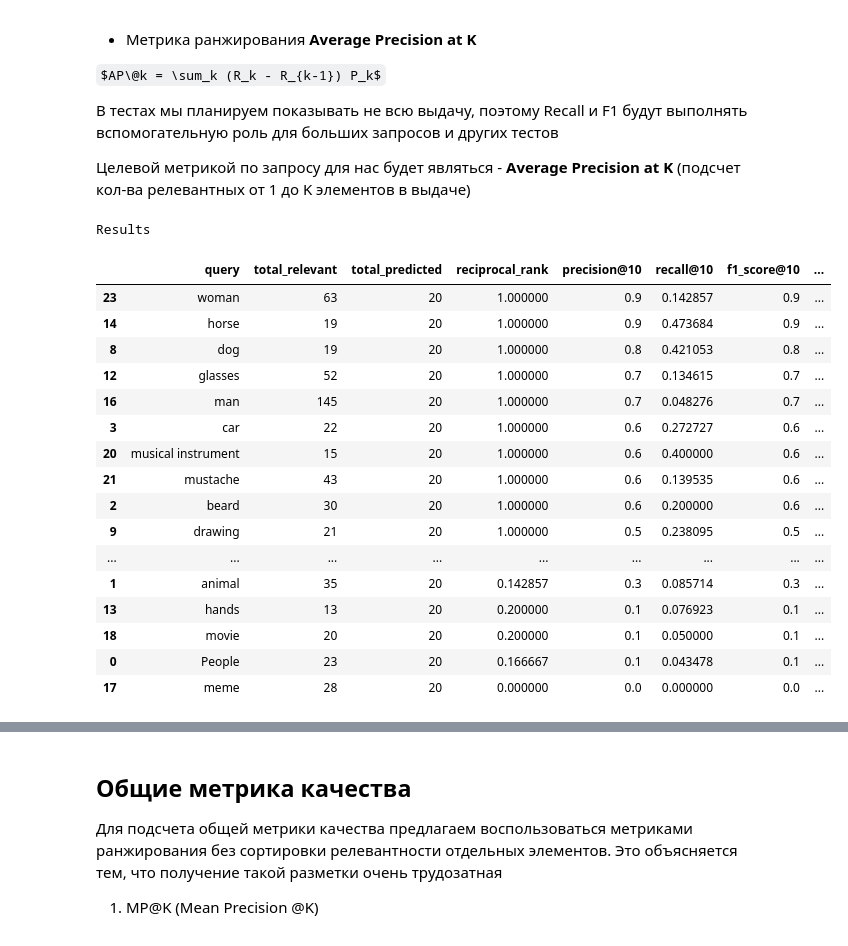
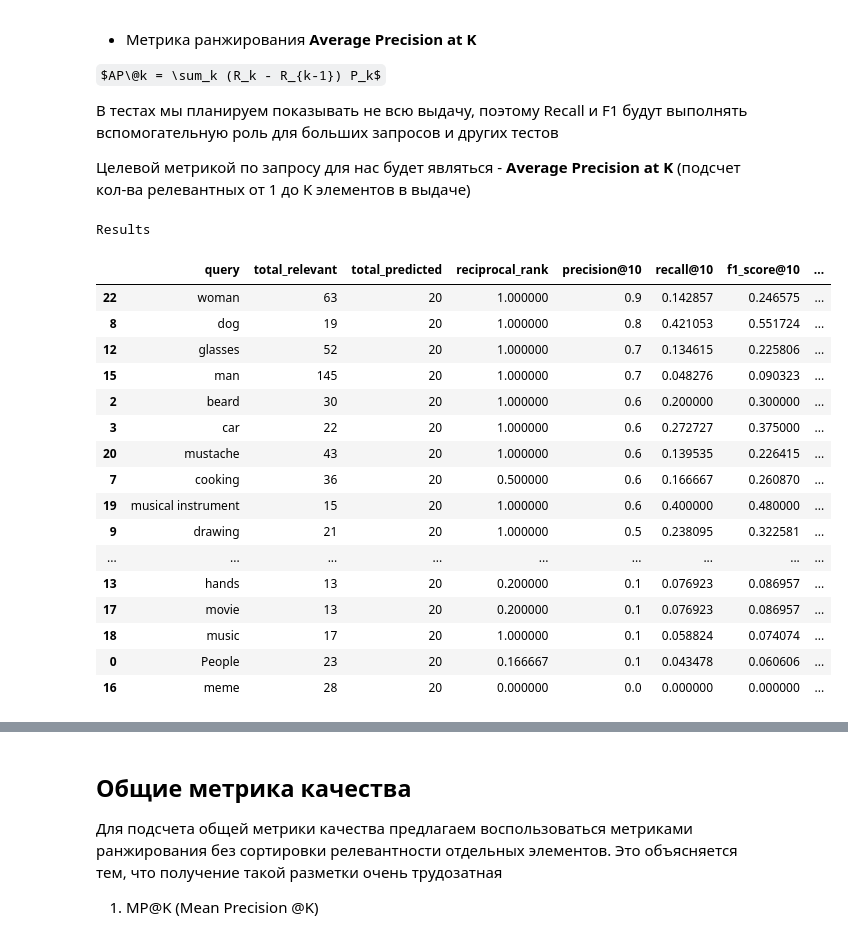
Before and after one commit to Tricar5/vector-search-hse, a Jupyter notebook: baseline/001.baseline.ipynb, the cells around one changed output, grey strips where cells are left out. Saved outputs shown, nothing was run; the diff lists cells and outputs as text; code cells hidden in the pictures; some formulas as TeX source.

Commit message:
some fixe with metrics

```diff
--- a/baseline/001.baseline.ipynb
+++ b/baseline/001.baseline.ipynb
@@ -32,13 +27,13 @@ os.getcwd()
 # %%
 import pickle
 
-with open('index.pkl', 'rb') as handle:
+with open('data/index.pkl', 'rb') as handle:
     index = pickle.load(handle)
 
-with open('metadata.pkl', 'rb') as handle:
+with open('data/metadata.pkl', 'rb') as handle:
     meta = pickle.load(handle)
 
-with open('thumbnails.pkl', 'rb') as handle:
+with open('data/thumbnails.pkl', 'rb') as handle:
     thumbnails_meta = pickle.load(handle)
 # %%
 from typing import Any, List, Tuple, Dict
@@ -230,10 +225,9 @@ tags_df.head()
 # %%
 video_base = set(tags_df['video_name'].values)
 
-test_queries = tags_df.groupby('tag_en')['video_name'].agg(list).reset_index()
+test_queries = tags_df.groupby('tag_en')['video_name'].agg(set).reset_index()
 test_queries['ttl_videos'] = test_queries['video_name'].apply(lambda x: len(x))
-
-test_queries = test_queries[test_queries['ttl_videos'] > 10]
+test_queries['video_name'] = test_queries['video_name'].apply(list)
 
 test_queries.sort_values(by='ttl_videos', ascending=False)
 # %% [output]
@@ -351,7 +343,7 @@ def f1_score_at_k(relevant_items: list[Any], predicted: list[Any], k=10):
     precision = precision_at_k(relevant_items, predicted, k)
     recall = recall_at_k(relevant_items, predicted, k)
     return 2 * (precision * recall) / (
-        recall + recall + 1e-10
+        recall + precision + 1e-10
     )
 
 
@@ -421,41 +413,41 @@ def calc_for_queries(
 # %%
 K_TOP = 10
 
 def get_metrics_for_queries(k: int = 10) -> Dict[str, Any]:
     metrics_per_query = calc_for_queries(
         tests_per_query,
         k=k,
     )
 
     stat_df = pd.DataFrame.from_dict(metrics_per_query, orient='index')
     stat_df.index.name = 'query'
     stat_df.reset_index(inplace=True)
     print('Results')
     return metrics_per_query, stat_df
 
 
 top_10_metrics, top_10_metrics_df = get_metrics_for_queries(K_TOP)
 
-display(top_10_metrics_df.sort_values(by=f'average_precision@{K_TOP}', ascending=False))
+display(top_10_metrics_df.sort_values(by=f'precision@{K_TOP}', ascending=False))
 # %% [output]
 Results
 |  | query | total_relevant | total_predicted | reciprocal_rank | precision@10 | recall@10 | f1_score@10 | ... |
-| 23 | woman | 63 | 20 | 1.000000 | 0.9 | 0.142857 | 0.9 | ... |
-| 14 | horse | 19 | 20 | 1.000000 | 0.9 | 0.473684 | 0.9 | ... |
-| 8 | dog | 19 | 20 | 1.000000 | 0.8 | 0.421053 | 0.8 | ... |
-| 12 | glasses | 52 | 20 | 1.000000 | 0.7 | 0.134615 | 0.7 | ... |
-| 16 | man | 145 | 20 | 1.000000 | 0.7 | 0.048276 | 0.7 | ... |
-| 3 | car | 22 | 20 | 1.000000 | 0.6 | 0.272727 | 0.6 | ... |
-| 20 | musical instrument | 15 | 20 | 1.000000 | 0.6 | 0.400000 | 0.6 | ... |
-| 21 | mustache | 43 | 20 | 1.000000 | 0.6 | 0.139535 | 0.6 | ... |
-| 2 | beard | 30 | 20 | 1.000000 | 0.6 | 0.200000 | 0.6 | ... |
-| 9 | drawing | 21 | 20 | 1.000000 | 0.5 | 0.238095 | 0.5 | ... |
+| 22 | woman | 63 | 20 | 1.000000 | 0.9 | 0.142857 | 0.246575 | ... |
+| 8 | dog | 19 | 20 | 1.000000 | 0.8 | 0.421053 | 0.551724 | ... |
+| 12 | glasses | 52 | 20 | 1.000000 | 0.7 | 0.134615 | 0.225806 | ... |
+| 15 | man | 145 | 20 | 1.000000 | 0.7 | 0.048276 | 0.090323 | ... |
+| 2 | beard | 30 | 20 | 1.000000 | 0.6 | 0.200000 | 0.300000 | ... |
+| 3 | car | 22 | 20 | 1.000000 | 0.6 | 0.272727 | 0.375000 | ... |
+| 20 | mustache | 43 | 20 | 1.000000 | 0.6 | 0.139535 | 0.226415 | ... |
+| 7 | cooking | 36 | 20 | 0.500000 | 0.6 | 0.166667 | 0.260870 | ... |
+| 19 | musical instrument | 15 | 20 | 1.000000 | 0.6 | 0.400000 | 0.480000 | ... |
+| 9 | drawing | 21 | 20 | 1.000000 | 0.5 | 0.238095 | 0.322581 | ... |
 | ... | ... | ... | ... | ... | ... | ... | ... | ... |
-| 1 | animal | 35 | 20 | 0.142857 | 0.3 | 0.085714 | 0.3 | ... |
-| 13 | hands | 13 | 20 | 0.200000 | 0.1 | 0.076923 | 0.1 | ... |
-| 18 | movie | 20 | 20 | 0.200000 | 0.1 | 0.050000 | 0.1 | ... |
-| 0 | People | 23 | 20 | 0.166667 | 0.1 | 0.043478 | 0.1 | ... |
-| 17 | meme | 28 | 20 | 0.000000 | 0.0 | 0.000000 | 0.0 | ... |
+| 13 | hands | 13 | 20 | 0.200000 | 0.1 | 0.076923 | 0.086957 | ... |
+| 17 | movie | 13 | 20 | 0.200000 | 0.1 | 0.076923 | 0.086957 | ... |
+| 18 | music | 17 | 20 | 1.000000 | 0.1 | 0.058824 | 0.074074 | ... |
+| 0 | People | 23 | 20 | 0.166667 | 0.1 | 0.043478 | 0.060606 | ... |
+| 16 | meme | 28 | 20 | 0.000000 | 0.0 | 0.000000 | 0.000000 | ... |
 # %%
 print(top_10_metrics_df.sort_values(by=f'average_precision@{K_TOP}', ascending=False).to_markdown())
 # %% [output]
```
Also changed, not shown: parts of 7 cells of this notebook, 1 other file.
